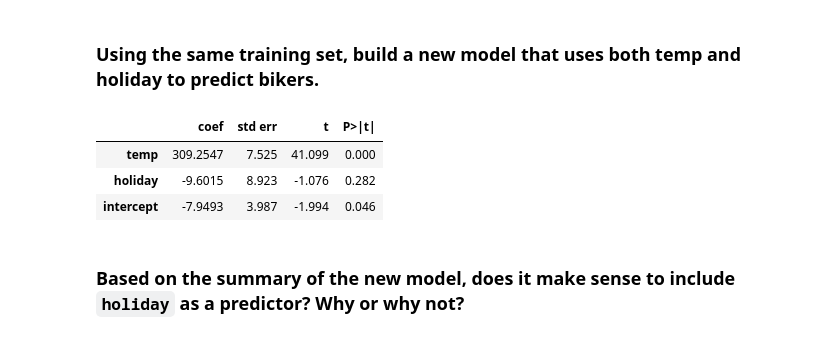
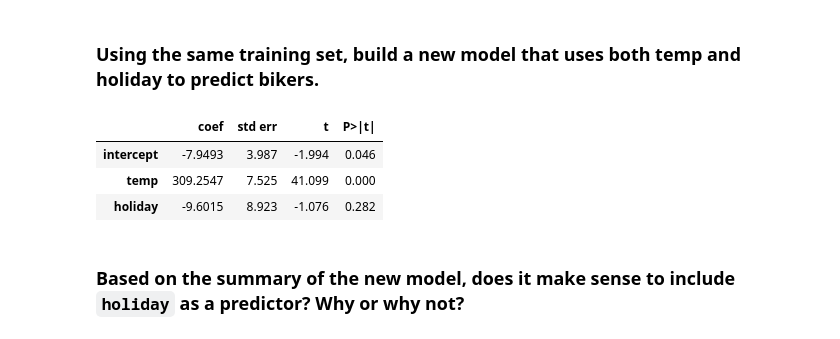
Before and after one commit to Kenecu/code_2600, a Jupyter notebook: mod04_linear.ipynb, the cells around one changed output. Drawn from its saved outputs; the diff is of its cells as text; code cells hidden in the pictures.

```diff
--- a/mod04_linear.ipynb
+++ b/mod04_linear.ipynb
@@ -215,14 +215,14 @@ abline(ax,
 # %% [markdown]
 ### Using the same training set, build a new model that uses both temp and holiday to predict bikers.
 # %%
-model_2 = sm.OLS(y_train, X_train[["temp","holiday","intercept"]])
+model_2 = sm.OLS(y_train, X_train[["intercept","temp","holiday"]])
 results_2 = model_2.fit()
 summarize(results_2)
 # %% [output]
 |  | coef | std err | t | P>|t| |
+| intercept | -7.9493 | 3.987 | -1.994 | 0.046 |
 | temp | 309.2547 | 7.525 | 41.099 | 0.000 |
 | holiday | -9.6015 | 8.923 | -1.076 | 0.282 |
-| intercept | -7.9493 | 3.987 | -1.994 | 0.046 |
 # %% [markdown]
 ### Based on the summary of the new model, does it make sense to include `holiday` as a predictor? Why or why not?
 # %% [markdown]
```
Also changed, not shown: parts of 5 cells of this notebook.
